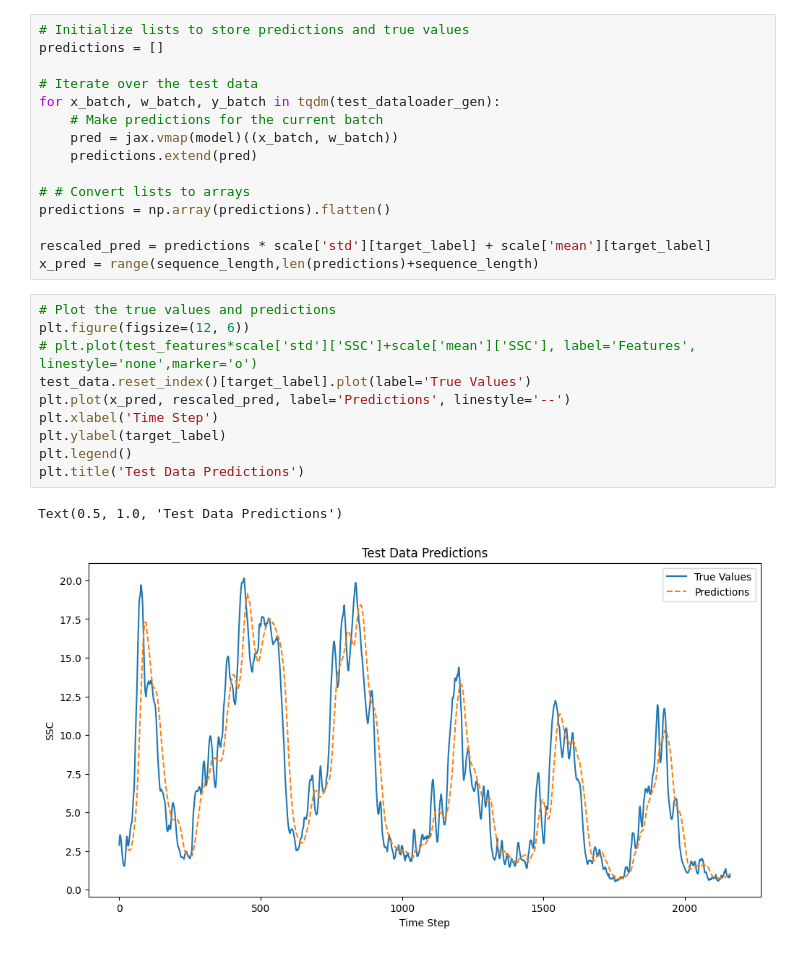
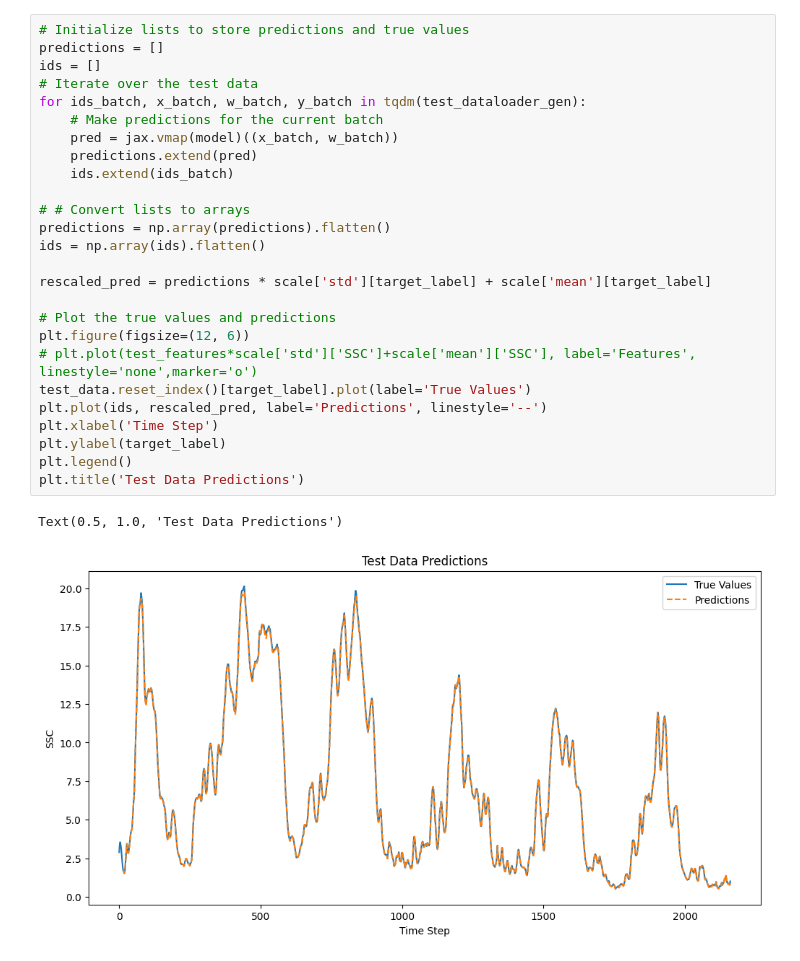
Before and after one commit to Fluvial-UMass/swot-ml, a Jupyter notebook: src/test_Gated_LSTM.ipynb, the cells around one changed output. Saved outputs shown, nothing was run; the diff lists cells and outputs as text.

Commit message:
Testing on real data

```diff
--- a/src/test_Gated_LSTM.ipynb
+++ b/src/test_Gated_LSTM.ipynb
@@ -115,28 +121,29 @@ plt.show()
-# %%
-# Initialize lists to store predictions and true values
-predictions = []
-
-# Iterate over the test data
-for x_batch, w_batch, y_batch in tqdm(test_dataloader_gen):
-    # Make predictions for the current batch
-    pred = jax.vmap(model)((x_batch, w_batch))
-    predictions.extend(pred)
-
-# # Convert lists to arrays
-predictions = np.array(predictions).flatten()
-
-rescaled_pred = predictions * scale['std'][target_label] + scale['mean'][target_label]
-x_pred = range(sequence_length,len(predictions)+sequence_length)
-# %%
-# Plot the true values and predictions
-plt.figure(figsize=(12, 6))
-# plt.plot(test_features*scale['std']['SSC']+scale['mean']['SSC'], label='Features', linestyle='none',marker='o')
-test_data.reset_index()[target_label].plot(label='True Values')
-plt.plot(x_pred, rescaled_pred, label='Predictions', linestyle='--')
-plt.xlabel('Time Step')
-plt.ylabel(target_label)
-plt.legend()
-plt.title('Test Data Predictions')
-# %% [output]
-Text(0.5, 1.0, 'Test Data Predictions')
-[figure, removed]
+# %%
+# Initialize lists to store predictions and true values
+predictions = []
+ids = []
+# Iterate over the test data
+for ids_batch, x_batch, w_batch, y_batch in tqdm(test_dataloader_gen):
+    # Make predictions for the current batch
+    pred = jax.vmap(model)((x_batch, w_batch))
+    predictions.extend(pred)
+    ids.extend(ids_batch)
+
+# # Convert lists to arrays
+predictions = np.array(predictions).flatten()
+ids = np.array(ids).flatten()
+
+rescaled_pred = predictions * scale['std'][target_label] + scale['mean'][target_label]
+
+# Plot the true values and predictions
+plt.figure(figsize=(12, 6))
+# plt.plot(test_features*scale['std']['SSC']+scale['mean']['SSC'], label='Features', linestyle='none',marker='o')
+test_data.reset_index()[target_label].plot(label='True Values')
+plt.plot(ids, rescaled_pred, label='Predictions', linestyle='--')
+plt.xlabel('Time Step')
+plt.ylabel(target_label)
+plt.legend()
+plt.title('Test Data Predictions')
+# %% [output]
+Text(0.5, 1.0, 'Test Data Predictions')
+[figure, added]
```
Also changed, not shown: parts of 2 cells of this notebook, 3 other files.
